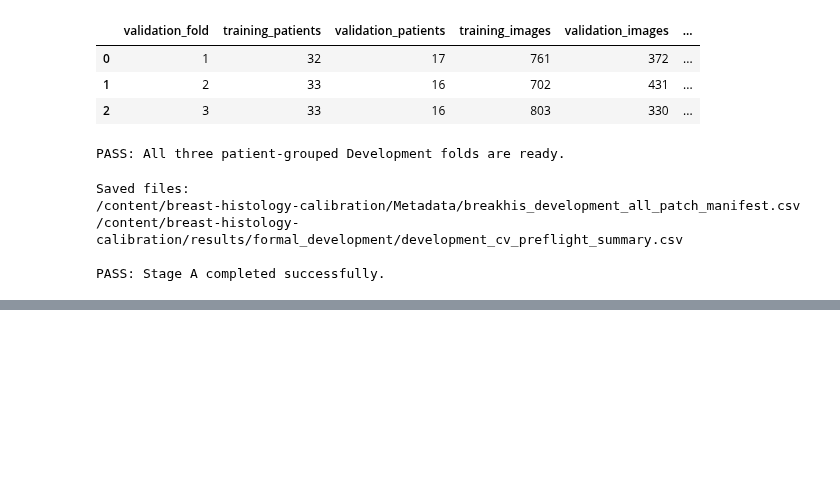
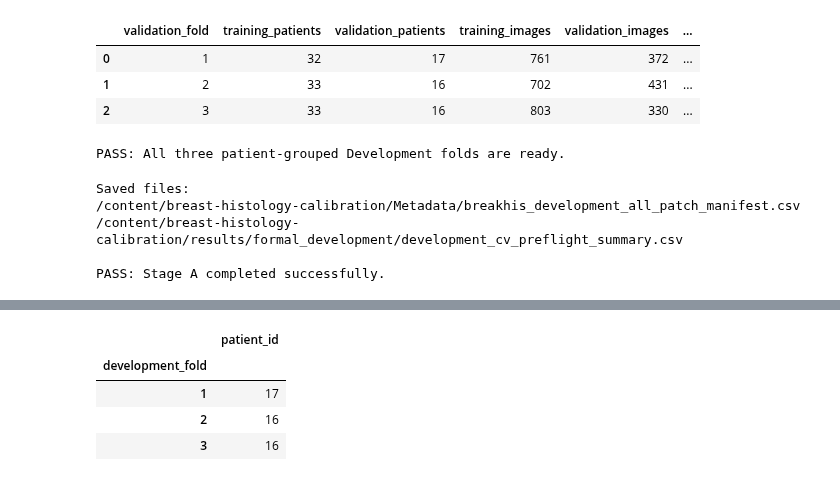
Before and after one commit to Yisihaq01/breast-histology-calibration, a Jupyter notebook: Notebooks/03_breakhis_formal_development.ipynb, the cells around one changed output, grey strips where cells are left out. Saved outputs shown, nothing was run; the diff lists cells and outputs as text; code cells hidden in the pictures; blank space fills up the shorter version.

```diff
--- a/Notebooks/03_breakhis_formal_development.ipynb
+++ b/Notebooks/03_breakhis_formal_development.ipynb
@@ -692,0 +963,92 @@ PASS: Stage A completed successfully.
+# %%
+
+# ============================================================
+# Load frozen Development manifest
+# ============================================================
+
+from pathlib import Path
+import subprocess
+import pandas as pd
+
+REPO_ROOT = Path(
+    "/content/breast-histology-calibration"
+)
+
+REPO_URL = (
+    "https://github.com/Yisihaq01/"
+    "breast-histology-calibration.git"
+)
+
+# Restore repository if the GPU runtime reset /content
+if not REPO_ROOT.exists():
+
+    subprocess.run(
+        [
+            "git",
+            "clone",
+            REPO_URL,
+            str(REPO_ROOT)
+        ],
+        check=True
+    )
+
+METADATA_DIR = REPO_ROOT / "Metadata"
+
+RESULTS_DIR = (
+    REPO_ROOT /
+    "results" /
+    "formal_development"
+)
+
+manifest_path = (
+    METADATA_DIR /
+    "breakhis_development_all_patch_manifest.csv"
+)
+
+assert manifest_path.exists(), (
+    "Frozen Development manifest is missing. "
+    "Restore the committed Stage A file before continuing."
+)
+
+all_patches = pd.read_csv(
+    manifest_path,
+    dtype={"patient_id": str}
+)
+
+assert len(all_patches) == 17895
+
+assert (
+    all_patches["patient_id"].nunique() == 49
+)
+
+assert (
+    all_patches["filename"].nunique() == 1133
+)
+
+assert set(
+    all_patches["development_fold"].unique()
+) == {1, 2, 3}
+
+print("Repository:", REPO_ROOT)
+
+print("\nDevelopment patients:",
+      all_patches["patient_id"].nunique())
+
+print("Development images:",
+      all_patches["filename"].nunique())
+
+print("Development patches:", len(all_patches))
+
+print("\nPatients by fold:")
+
+display(
+    all_patches.groupby("development_fold")[
+        "patient_id"
+    ].nunique()
+)
+
+print(
+    "\nPASS: Frozen Development manifest "
+    "loaded successfully."
+)
+# %% [output]
@@ -692,0 +1062,5 @@ PASS: Stage A completed successfully.
+|  | patient_id |
+| development_fold |  |
+| 1 | 17 |
+| 2 | 16 |
+| 3 | 16 |
```
Also changed, not shown: parts of 15 cells of this notebook.
